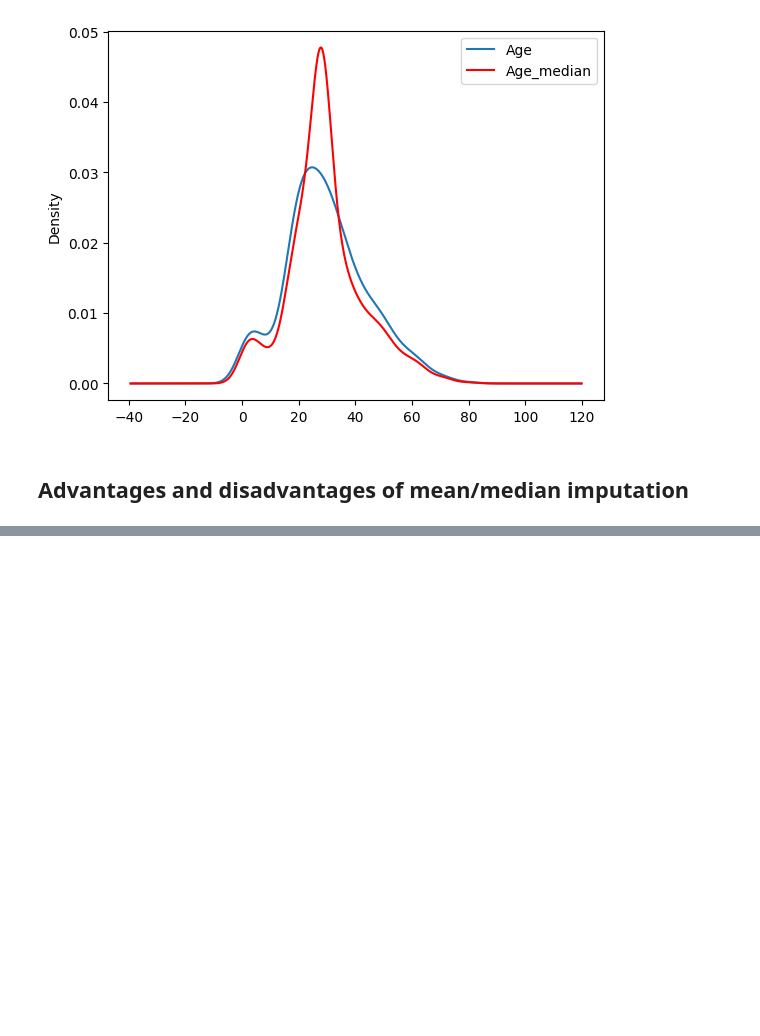
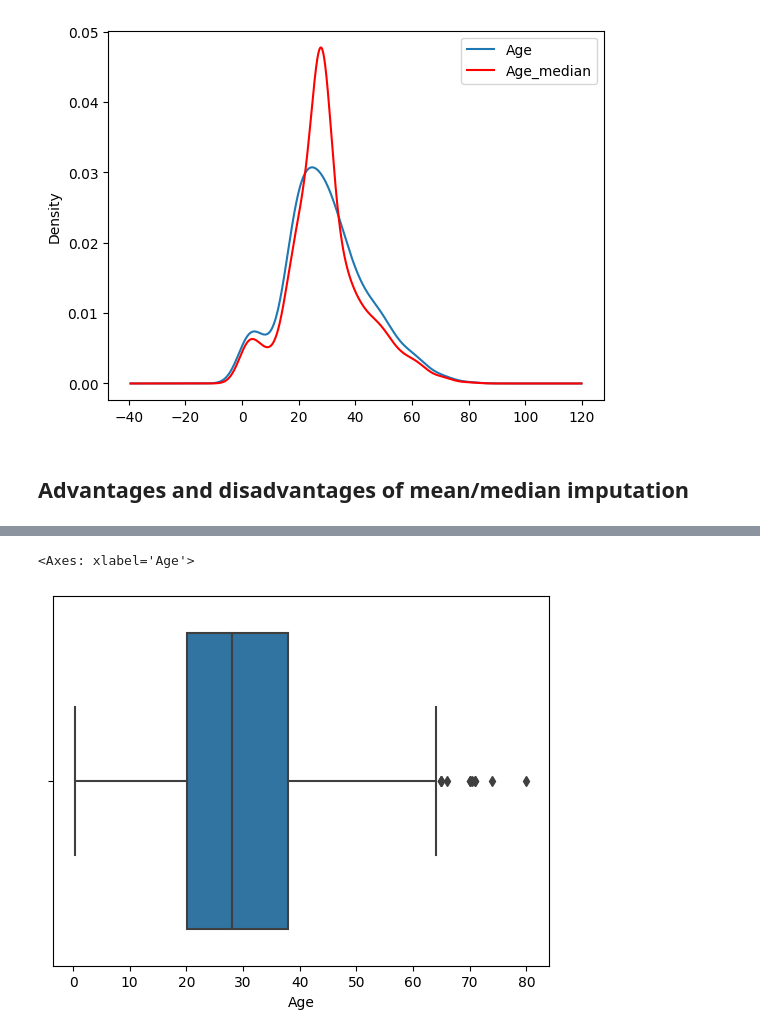
Before and after one commit to Omsai-2000/Exploratory-Data-Analysis, a Jupyter notebook: Handling_missing_values_using_Titanic_dataset.ipynb, the cells around one changed output, grey strips where cells are left out. Drawn from its saved outputs; the diff is of its cells as text; code cells hidden in the pictures; blank space fills up the shorter version.

```diff
--- a/Handling_missing_values_using_Titanic_dataset.ipynb
+++ b/Handling_missing_values_using_Titanic_dataset.ipynb
@@ -174,0 +354,6 @@ ax.legend(lines,labels, loc='best')
+# %%
+import seaborn as sns
+sns.boxplot(x='Age',data=df)
+# %% [output]
+<Axes: xlabel='Age'>
+[figure, added]
```
Also changed, not shown: parts of 28 cells of this notebook.
